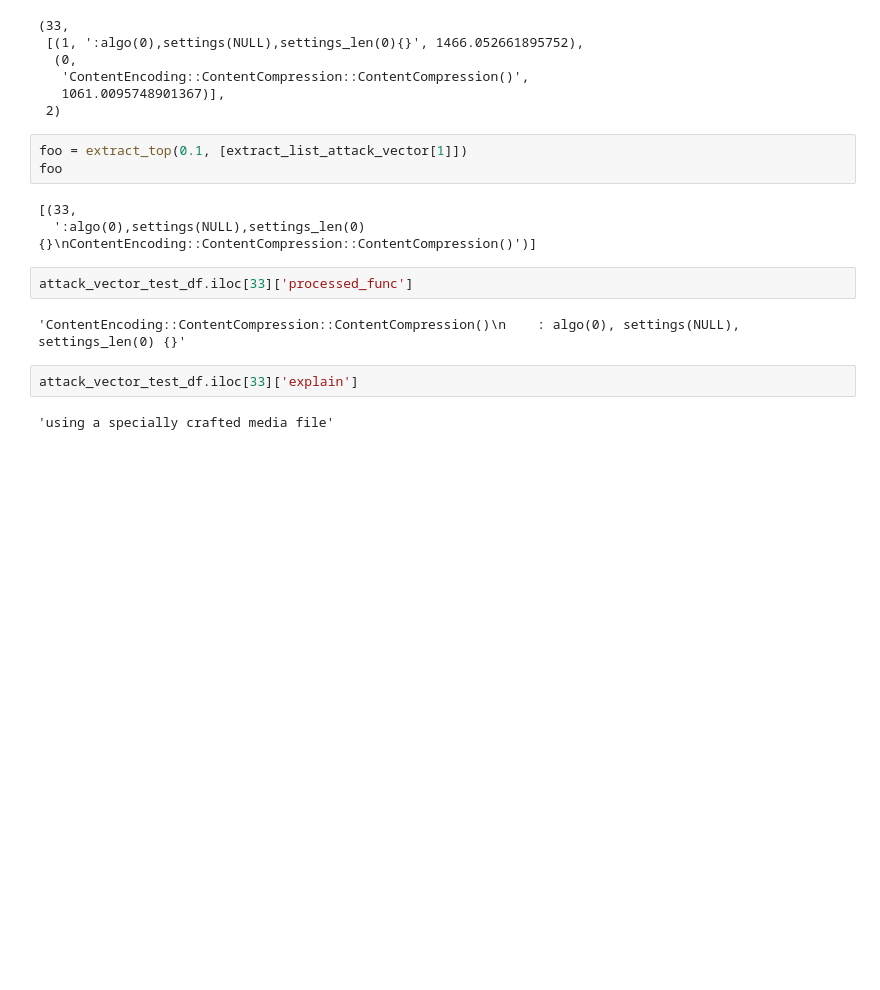
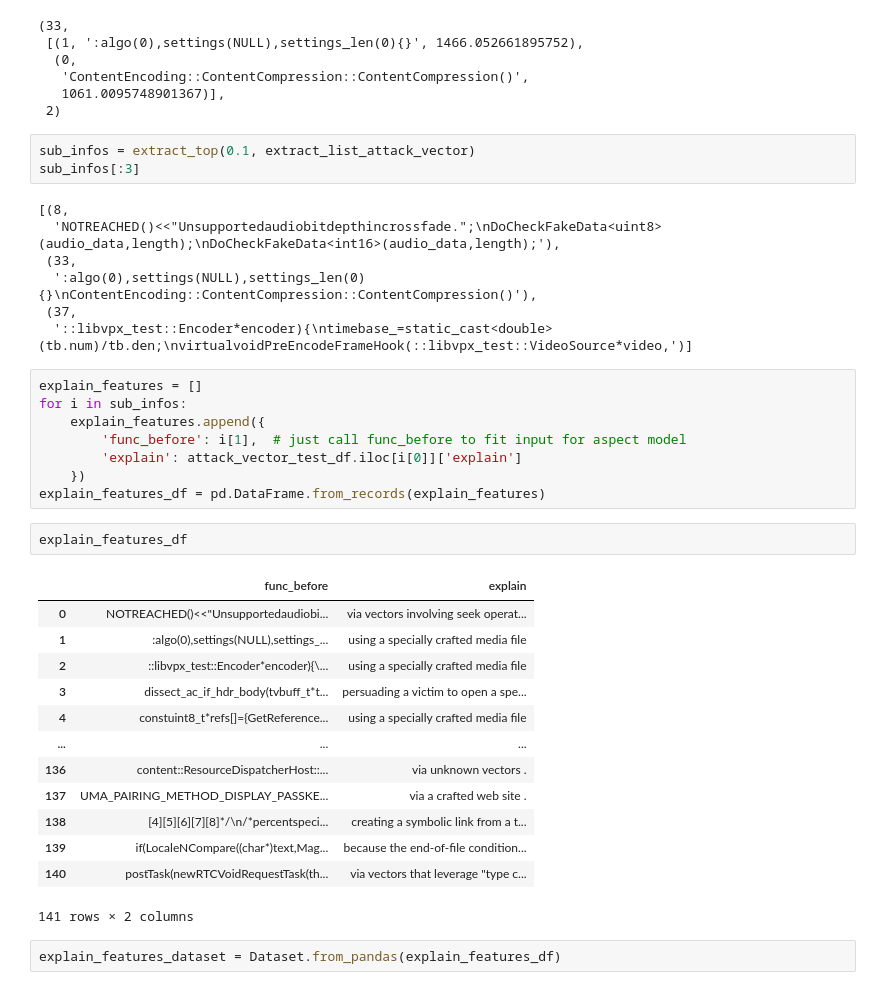
Before and after one commit to quy-ng/vulexplain-internal-external-reason, a Jupyter notebook: LineVul.ipynb, the cells around one changed output. Saved outputs shown, nothing was run; the diff lists cells and outputs as text; blank space fills up the shorter version.

```diff
--- a/LineVul.ipynb
+++ b/LineVul.ipynb
@@ -365,16 +367,38 @@ extract_list_attack_vector[1]
    1061.0095748901367)],
  2)
 # %%
-foo = extract_top(0.1, [extract_list_attack_vector[1]])
-foo
+sub_infos = extract_top(0.1, extract_list_attack_vector)
+sub_infos[:3]
 # %% [output]
-[(33,
-  ':algo(0),settings(NULL),settings_len(0){}\nContentEncoding::ContentCompression::ContentCompression()')]
+[(8,
+  'NOTREACHED()<<"Unsupportedaudiobitdepthincrossfade.";\nDoCheckFakeData<uint8>(audio_data,length);\nDoCheckFakeData<int16>(audio_data,length);'),
+ (33,
+  ':algo(0),settings(NULL),settings_len(0){}\nContentEncoding::ContentCompression::ContentCompression()'),
+ (37,
+  '::libvpx_test::Encoder*encoder){\ntimebase_=static_cast<double>(tb.num)/tb.den;\nvirtualvoidPreEncodeFrameHook(::libvpx_test::VideoSource*video,')]
-# %%
-attack_vector_test_df.iloc[33]['processed_func']
-# %% [output]
-'ContentEncoding::ContentCompression::ContentCompression()\n    : algo(0), settings(NULL), settings_len(0) {}'
-# %%
-attack_vector_test_df.iloc[33]['explain']
-# %% [output]
-'using a specially crafted media file'
+# %%
+explain_features = []
+for i in sub_infos:
+    explain_features.append({
+        'func_before': i[1],  # just call func_before to fit input for aspect model
+        'explain': attack_vector_test_df.iloc[i[0]]['explain']
+    })
+explain_features_df = pd.DataFrame.from_records(explain_features)
+# %%
+explain_features_df
+# %% [output]
+|  | func_before | explain |
+| 0 | NOTREACHED()<<"Unsupportedaudiobi... | via vectors involving seek operat... |
+| 1 | :algo(0),settings(NULL),settings_... | using a specially crafted media file |
+| 2 | ::libvpx_test::Encoder*encoder){\... | using a specially crafted media file |
+| 3 | dissect_ac_if_hdr_body(tvbuff_t*t... | persuading a victim to open a spe... |
+| 4 | constuint8_t*refs[]={GetReference... | using a specially crafted media file |
+| ... | ... | ... |
+| 136 | content::ResourceDispatcherHost::... | via unknown vectors . |
+| 137 | UMA_PAIRING_METHOD_DISPLAY_PASSKE... | via a crafted web site . |
+| 138 | [4][5][6][7][8]*/\n/*percentspeci... | creating a symbolic link from a t... |
+| 139 | if(LocaleNCompare((char*)text,Mag... | because the end-of-file condition... |
+| 140 | postTask(newRTCVoidRequestTask(th... | via vectors that leverage "type c... |
+141 rows × 2 columns
+# %%
+explain_features_dataset = Dataset.from_pandas(explain_features_df)
```
Also changed, not shown: parts of 10 cells of this notebook.
